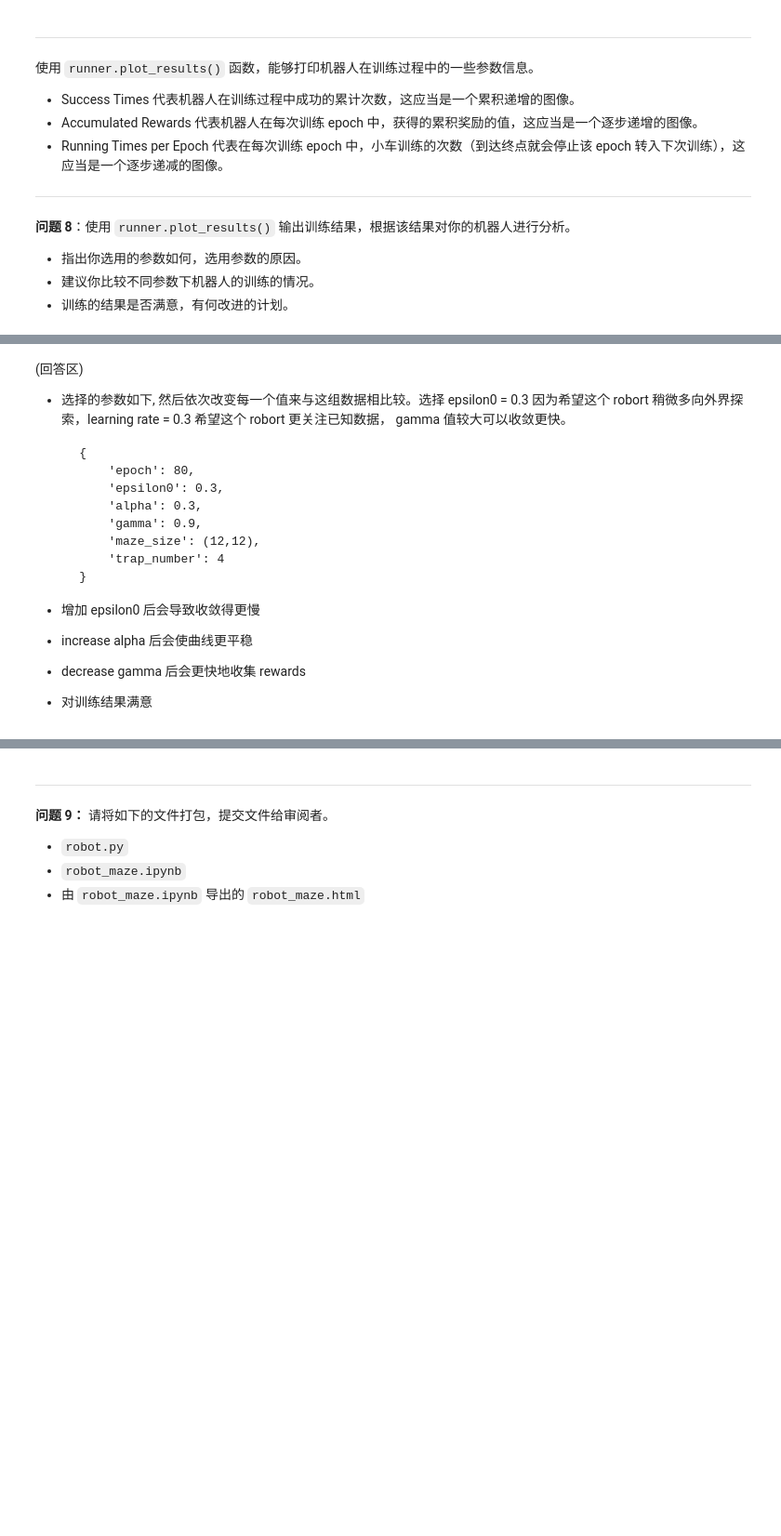
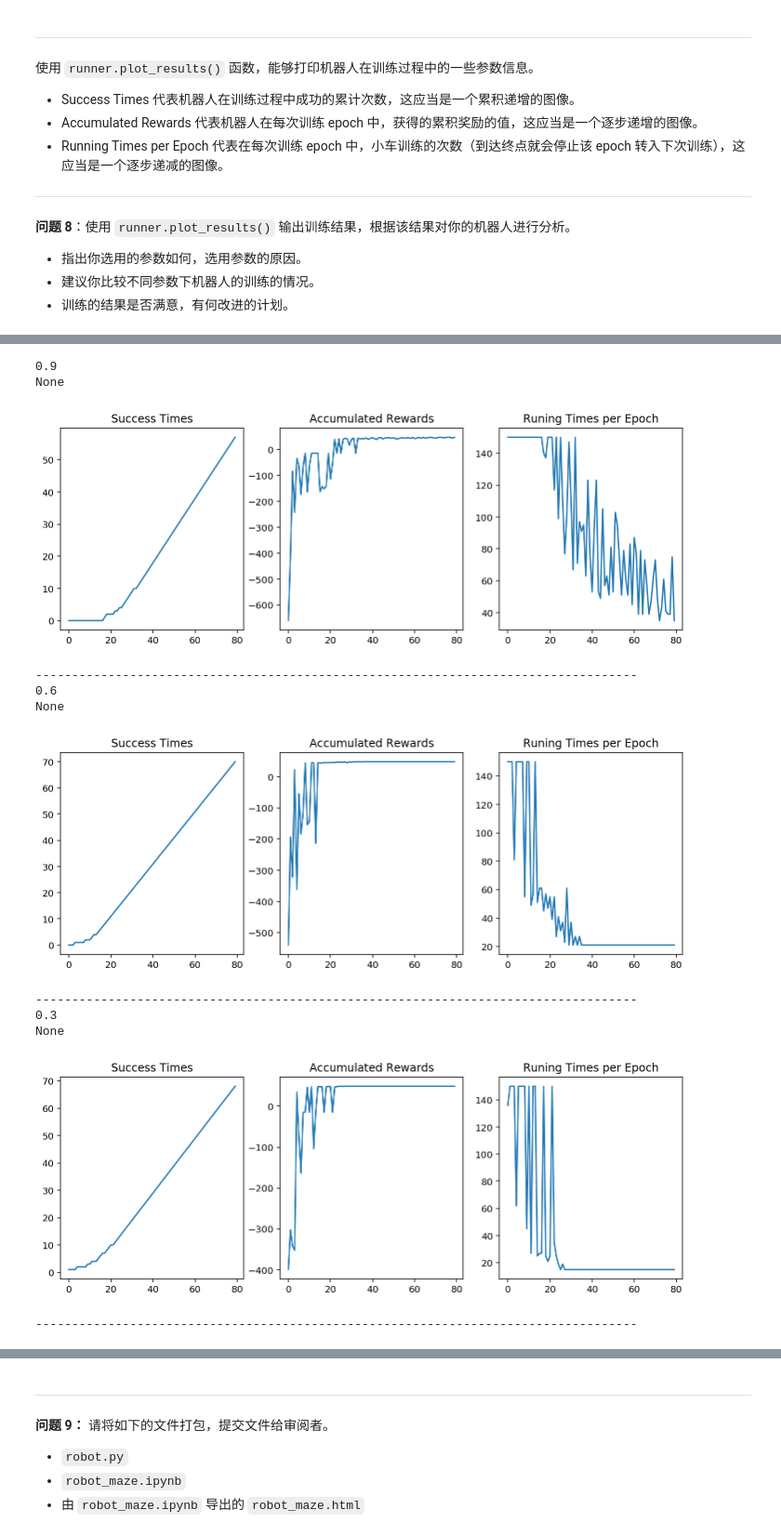
Before and after one commit to sengatang/udacity_ml_nano, a Jupyter notebook: qlearning_maze-master/robot_maze.ipynb, the cells around one changed output, grey strips where cells are left out. Shown at 93% size. Cells and saved outputs as stored; diff of their text form; code cells hidden in the pictures; blank space fills up the shorter version.

````diff
--- a/qlearning_maze-master/robot_maze.ipynb
+++ b/qlearning_maze-master/robot_maze.ipynb
@@ -382,18 +309,29 @@ decrease maze size and trap_number
-# %% [markdown]
-(回答区)
-- 选择的参数如下, 然后依次改变每一个值来与这组数据相比较。选择 epsilon0 = 0.3 因为希望这个 robort 稍微多向外界探索，learning rate = 0.3 希望这个 robort 更关注已知数据， gamma 值较大可以收敛更快。
-```
-    {
-        'epoch': 80,
-        'epsilon0': 0.3,
-        'alpha': 0.3,
-        'gamma': 0.9,
-        'maze_size': (12,12),
-        'trap_number': 4
-    }
-```
-- 增加 epsilon0 后会导致收敛得更慢
-- increase alpha 后会使曲线更平稳
-- decrease gamma 后会更快地收集 rewards
-
-- 对训练结果满意
+# %%
+base_params = {
+    'epoch': 80,
+    'epsilon0': 0.6,
+    'alpha': 0.5,
+    'gamma': 0.9,
+    'maze_size': (12,12),
+    'trap_number': 4
+}
+
+# changing epsilon0
+epsilon0_params = base_params.copy()
+epsilon0_params.pop('epsilon0')
+for epsilon0 in [0.9, 0.6, 0.3]:
+    print(epsilon0)
+    train(**epsilon0_params, epsilon0=epsilon0)
+# %% [output]
+0.9
+None
+[figure, added]
+-----------------------------------------------------------------------------------
+0.6
+None
+[figure, added]
+-----------------------------------------------------------------------------------
+0.3
+None
+[figure, added]
+-----------------------------------------------------------------------------------
````
Also changed, not shown: parts of 13 cells of this notebook, 11 other files.
